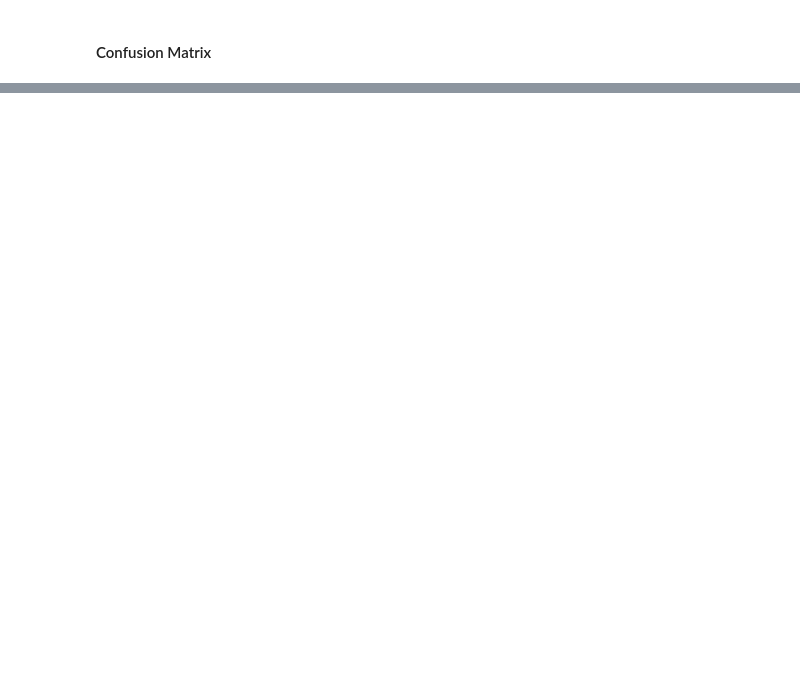
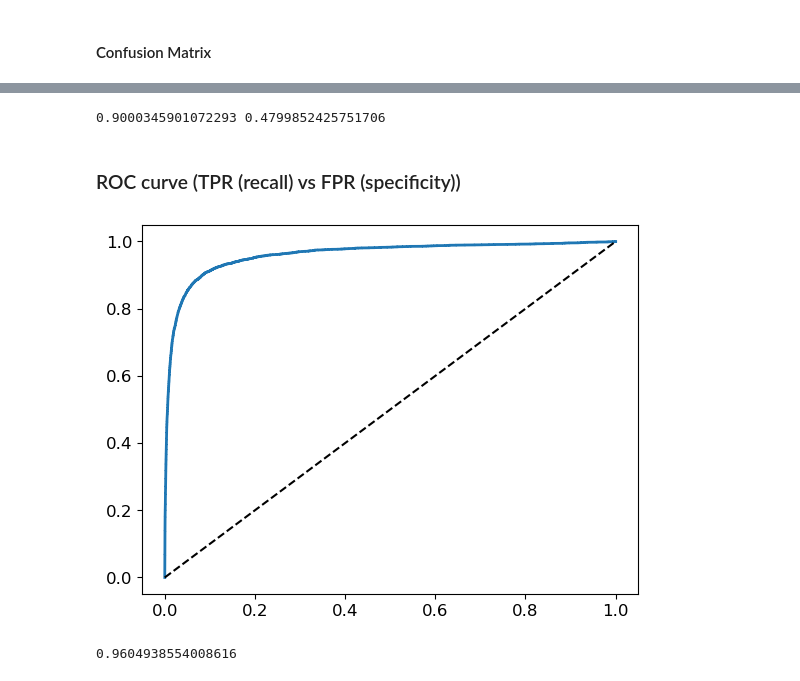
Before and after one commit to ygorbalves/MNIST-classification, a Jupyter notebook: images-digits.ipynb, the cells around one changed output, grey strips where cells are left out. Drawn from its saved outputs; the diff is of its cells as text; code cells hidden in the pictures; blank space fills up the shorter version.

```diff
--- a/images-digits.ipynb
+++ b/images-digits.ipynb
@@ -108,0 +177,25 @@ confusion_matrix(y_train_5, y_train_pred)
+# %%
+threshold_90_precision = thresholds[np.argmax(precisions >= 0.90)] # ~7816
+y_train_pred_90 = (y_scores >= threshold_90_precision)
+print(precision_score(y_train_5, y_train_pred_90),recall_score(y_train_5, y_train_pred_90))
+#Great, you have a 90% precision classifier !
+# %% [output]
+0.9000345901072293 0.4799852425751706
+# %% [markdown]
+### ROC curve (TPR (recall) vs FPR (specificity))
+# %%
+from sklearn.metrics import roc_curve
+fpr, tpr, thresholds = roc_curve(y_train_5, y_scores)
+def plot_roc_curve(fpr, tpr, label=None):
+ plt.plot(fpr, tpr, linewidth=2, label=label)
+ plt.plot([0, 1], [0, 1], 'k--') # dashed diagonal
+ [...] # Add axis labels and grid
+plot_roc_curve(fpr, tpr)
+plt.show()
+# %% [output]
+[figure, added]
+# %%
+from sklearn.metrics import roc_auc_score
+roc_auc_score(y_train_5, y_scores)
+# %% [output]
+0.9604938554008616
```
Also changed, not shown: parts of 40 cells of this notebook.
